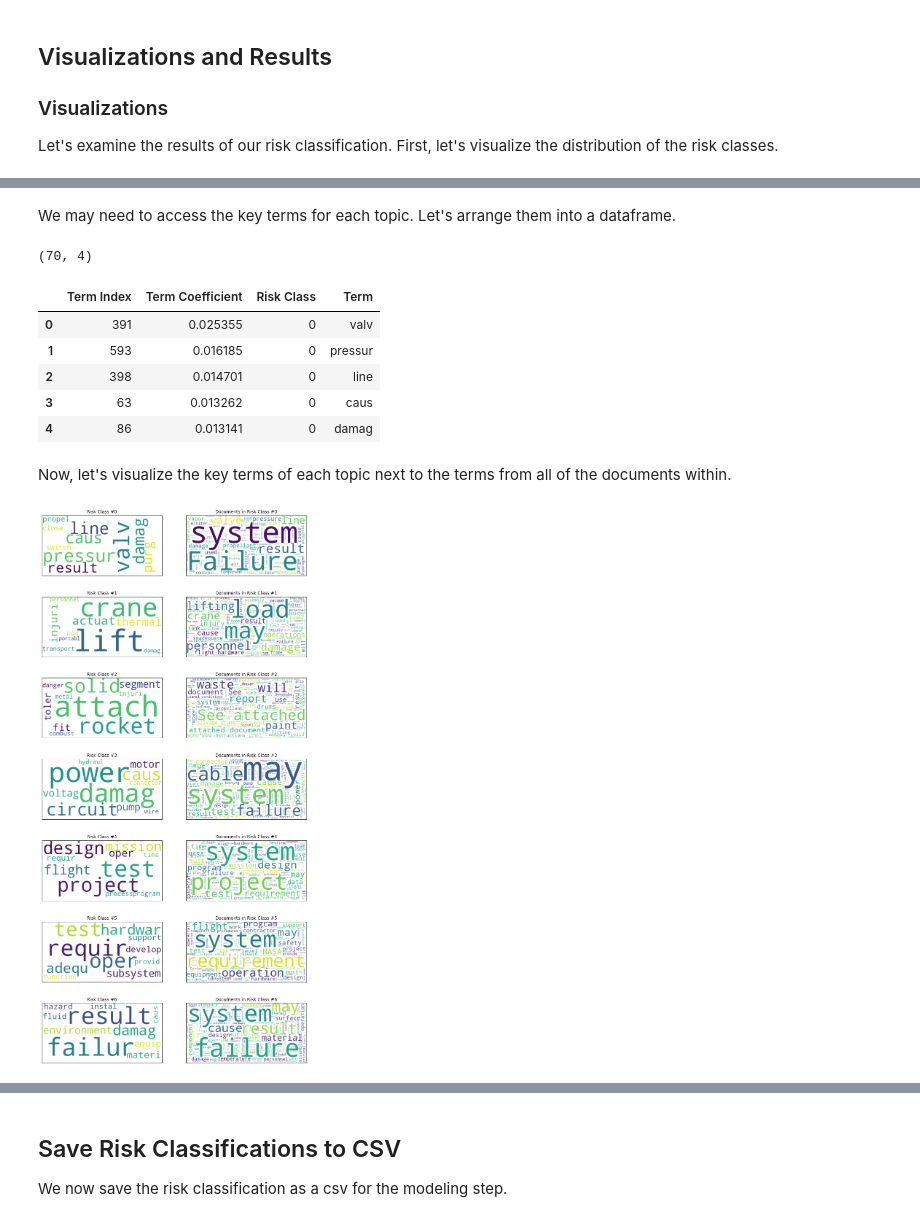
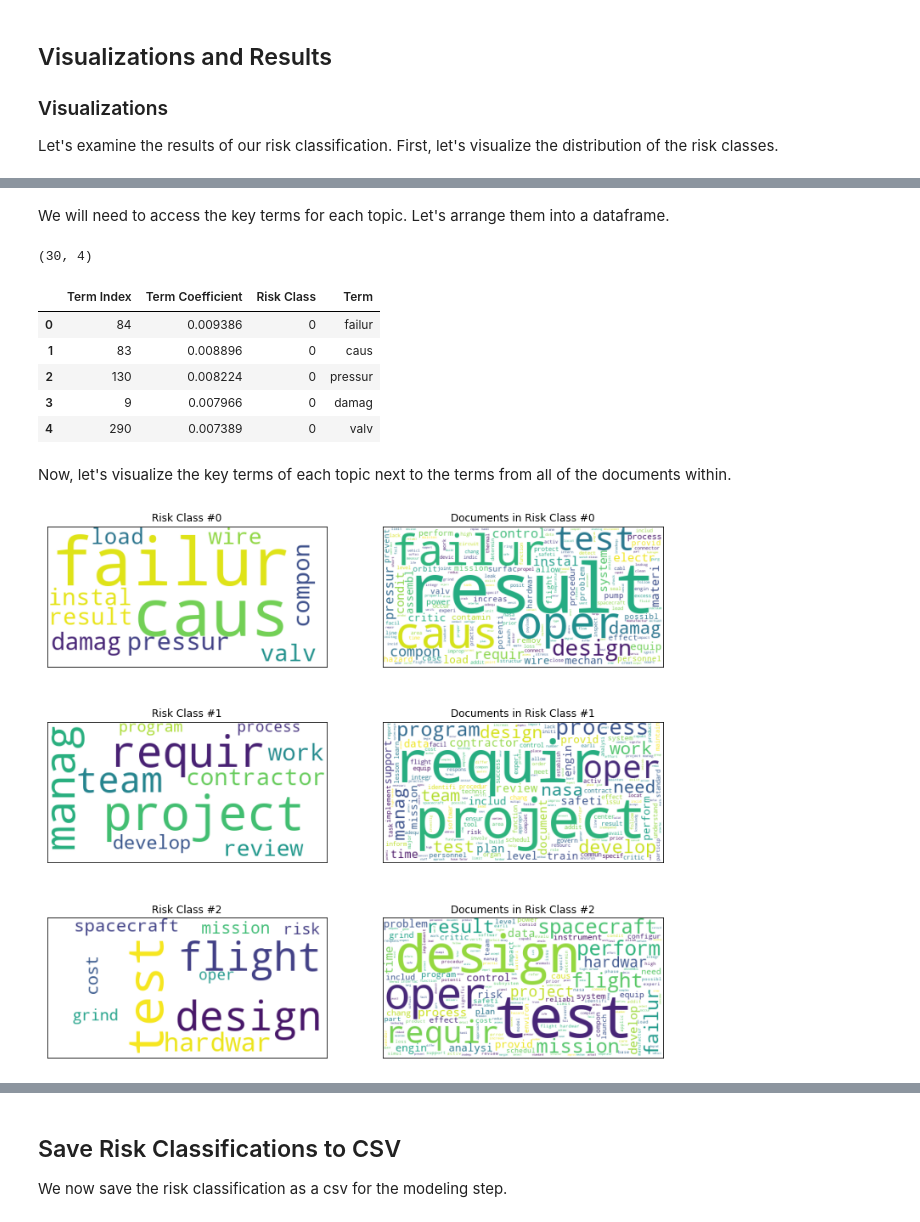
Before and after one commit to ainesh1993/riskyspacebusiness, a Jupyter notebook: notebooks/GenerateRiskTarget.ipynb, the cells around one changed output, grey strips where cells are left out. Drawn from its saved outputs; the diff is of its cells as text; code cells hidden in the pictures.

```diff
--- a/notebooks/GenerateRiskTarget.ipynb
+++ b/notebooks/GenerateRiskTarget.ipynb
@@ -201,3 +228,8 @@ lda_model7 = gensim.models.LdaMulticore(corpus=corpus_tfidf, id2word=dictionary,
+# %%
+num_topics = 3
+
+lda_model = gensim.models.LdaModel(corpus=corpus_tfidf, id2word=dictionary, num_topics=num_topics, chunksize=400,
+                                   random_state=5, passes=10, per_word_topics=True)
 # %% [markdown]
 [Back to Top](#top)
 # %% [markdown]
@@ -209,6 +241,5 @@ We now categorize each lesson learned into one of the 5 topics, which will repre
 # %%
 df['Risk Class']  = [max(lda_model[corpus_tfidf[n]][0], key=itemgetter(1))[0] for n in range(len(corpus_tfidf))]
-df['Risk Class7']  = [max(lda_model7[corpus_tfidf[n]][0], key=itemgetter(1))[0] for n in range(len(corpus_tfidf))]
 
 display(df.shape)
 df.head()
@@ -287,3 +292,0 @@ Risk Class: 4
-# %%
-for idx, risk_class in lda_model7.print_topics(-1):
-    print('Risk Class: {} \n   {}'.format(idx, risk_class))
@@ -305,12 +293,12 @@ Risk Class: 6
 # %% [markdown]
-We may need to access the key terms for each topic. Let's arrange them into a dataframe.
+We will need to access the key terms for each topic. Let's arrange them into a dataframe.
 # %%
 # create the dataframe
 df_riskclass_terms = pd.DataFrame()
 
 # for each of the 5 topics, add their key term indices and coefficients to the dataframe
-for risk_class in range(7):
-    temp = pd.DataFrame(lda_model7.get_topic_terms(risk_class))
+for risk_class in range(num_topics):
+    temp = pd.DataFrame(lda_model.get_topic_terms(risk_class))
     temp['Risk Class'] = risk_class
     df_riskclass_terms = pd.concat([df_riskclass_terms, temp], axis=0)
 
@@ -322,35 +310,36 @@ df_riskclass_terms.columns = ['Term Index', 'Term Coefficient', 'Risk Class', 'T
 df_topic_terms = df_riskclass_terms[['Risk Class', 'Term Index', 'Term', 'Term Coefficient']]
 
 display(df_riskclass_terms.shape)
-df_riskclass_terms.head()
+df_riskclass_terms.head(30)
 # %% [output]
-(70, 4)
+(30, 4)
 |  | Term Index | Term Coefficient | Risk Class | Term |
-| 0 | 391 | 0.025355 | 0 | valv |
-| 1 | 593 | 0.016185 | 0 | pressur |
-| 2 | 398 | 0.014701 | 0 | line |
-| 3 | 63 | 0.013262 | 0 | caus |
-| 4 | 86 | 0.013141 | 0 | damag |
+| 0 | 84 | 0.009386 | 0 | failur |
+| 1 | 83 | 0.008896 | 0 | caus |
+| 2 | 130 | 0.008224 | 0 | pressur |
+| 3 | 9 | 0.007966 | 0 | damag |
+| 4 | 290 | 0.007389 | 0 | valv |
 # %% [markdown]
 Now, let's visualize the key terms of each topic next to the terms from all of the documents within.
 # %%
 df_riskclass_terms.index = df_riskclass_terms['Term']
-fig, ax = plt.subplots(7,2, figsize = (13,28))
+df['Lessons Processed'] = df['Lesson(s) Learned'].map(preprocess_string_pro)
+fig, ax = plt.subplots(num_topics,2, figsize = (13,num_topics*4))
 
-for risk_class in range(7):
+for risk_class in range(num_topics):
     temp_riskclass = df_riskclass_terms[df_riskclass_terms['Risk Class'] == risk_class]
-    temp_docs      = ' '.join(df[df['Risk Class7'] == risk_class]["Lesson(s) Learned"])
+    temp_docs      = ' '.join(df[df['Risk Class'] == risk_class]["Lessons Processed"])
     temp_topic_cloud = WordCloud(background_color='white').generate_from_frequencies(temp_riskclass['Term Coefficient'])
     temp_docs_cloud  = WordCloud(background_color='white').generate(temp_docs)
 
     ax[risk_class,0].axes.xaxis.set_visible(False)
     ax[risk_class,0].axes.yaxis.set_visible(False)
     ax[risk_class,0].title.set_text('Risk Class #{}'.format(risk_class))
     ax[risk_class,0].imshow(temp_topic_cloud)
 
     ax[risk_class,1].axes.xaxis.set_visible(False)
     ax[risk_class,1].axes.yaxis.set_visible(False)
     ax[risk_class,1].title.set_text('Documents in Risk Class #{}'.format(risk_class))
     ax[risk_class,1].imshow(temp_docs_cloud)
 # %% [output]
-[figure, old version]
+[figure, new version]
```
Also changed, not shown: parts of 28 cells of this notebook, 12 other files.
